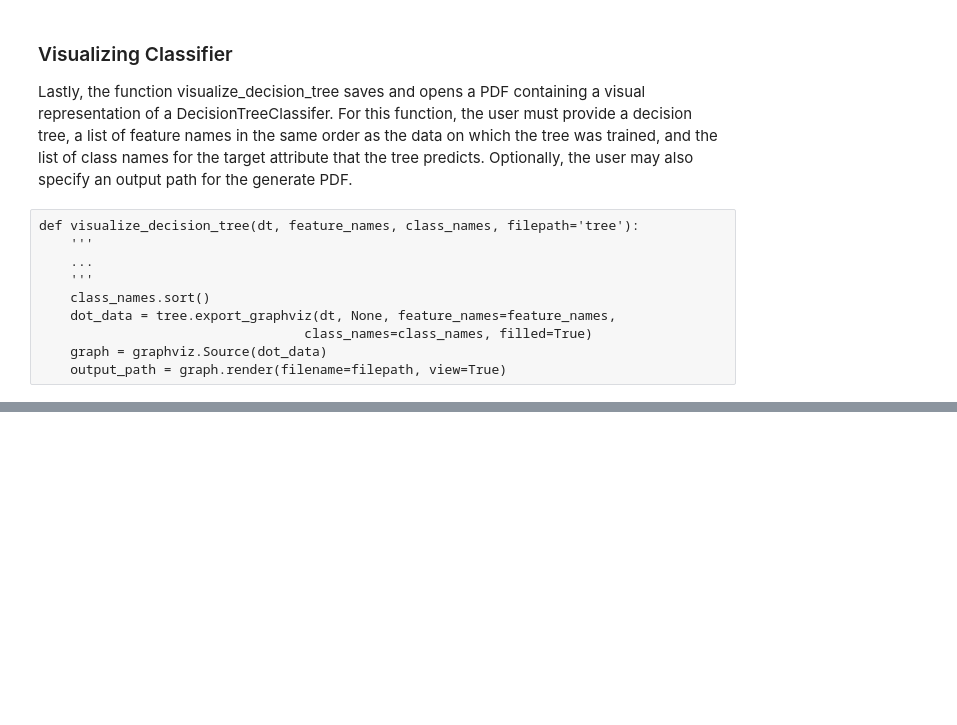
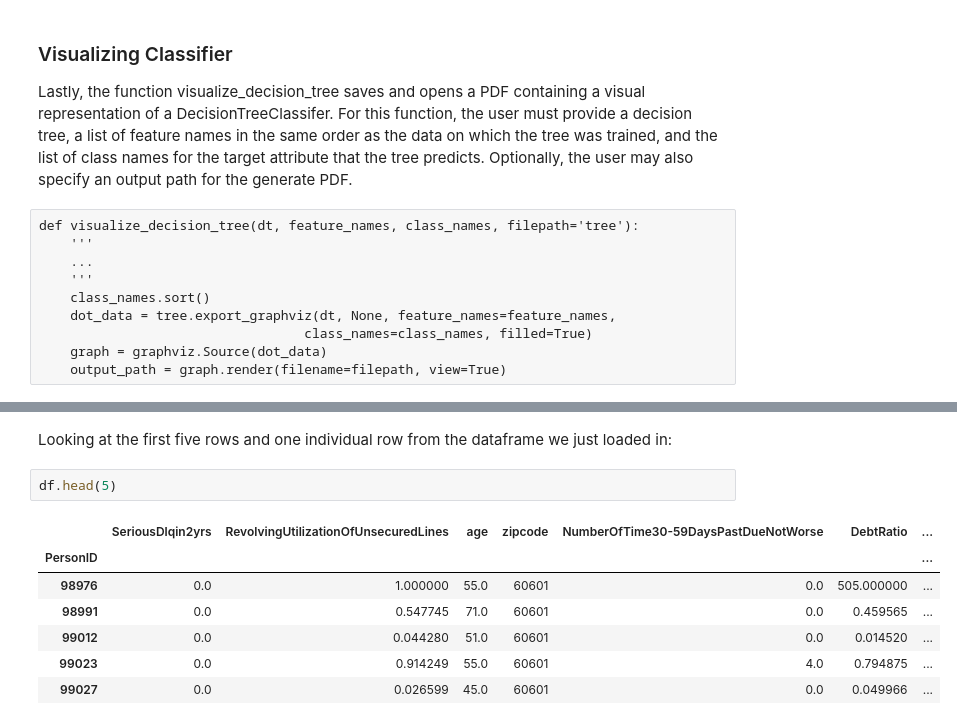
Before and after one commit to fogarty-ben/capp30254-machine-learning, a Jupyter notebook: hws/hw2/writeup.ipynb, the cells around one changed output, grey strips where cells are left out. Saved outputs shown, nothing was run; the diff lists cells and outputs as text; blank space fills up the shorter version.

```diff
--- a/hws/hw2/writeup.ipynb
+++ b/hws/hw2/writeup.ipynb
@@ -283,0 +320,12 @@ def visualize_decision_tree(dt, feature_names, class_names, filepath='tree'):
+# %% [markdown]
+Looking at the first five rows and one individual row from the dataframe we just loaded in:
+# %%
+df.head(5)
+# %% [output]
+|  | SeriousDlqin2yrs | RevolvingUtilizationOfUnsecuredLines | age | zipcode | NumberOfTime30-59DaysPastDueNotWorse | DebtRatio | ... |
+| PersonID |  |  |  |  |  |  | ... |
+| 98976 | 0.0 | 1.000000 | 55.0 | 60601 | 0.0 | 505.000000 | ... |
+| 98991 | 0.0 | 0.547745 | 71.0 | 60601 | 0.0 | 0.459565 | ... |
+| 99012 | 0.0 | 0.044280 | 51.0 | 60601 | 0.0 | 0.014520 | ... |
+| 99023 | 0.0 | 0.914249 | 55.0 | 60601 | 4.0 | 0.794875 | ... |
+| 99027 | 0.0 | 0.026599 | 45.0 | 60601 | 0.0 | 0.049966 | ... |
```
Also changed, not shown: parts of 33 cells of this notebook, 2 other files.
